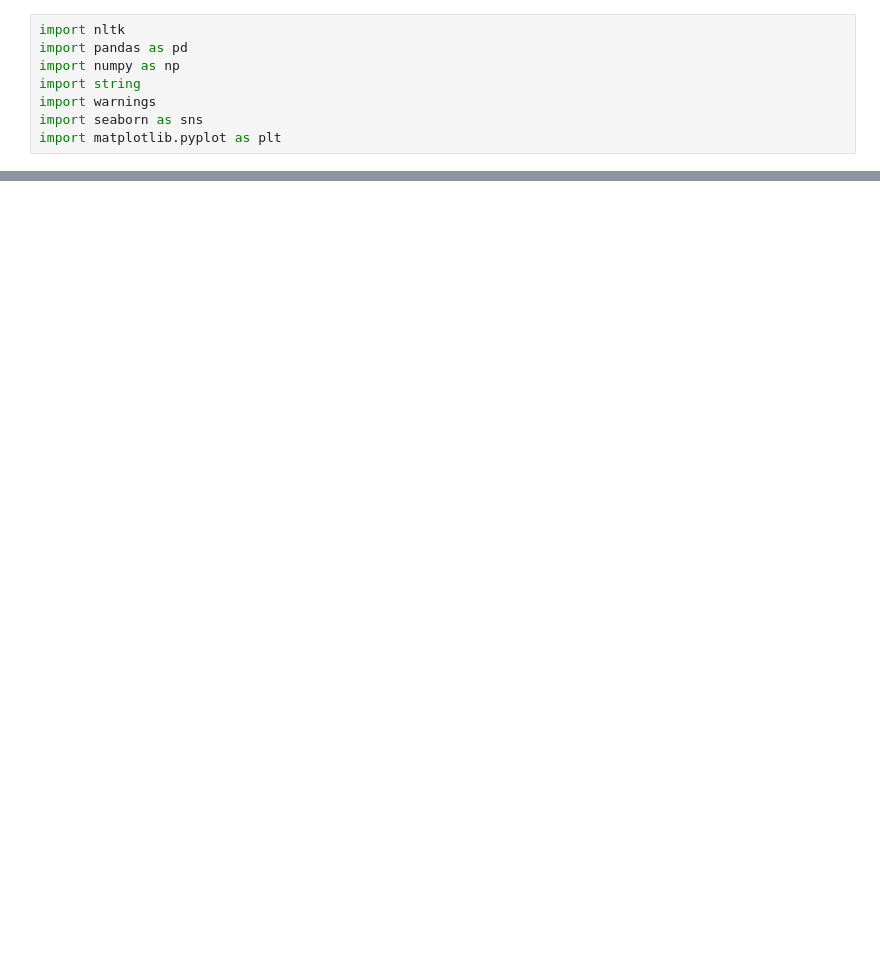
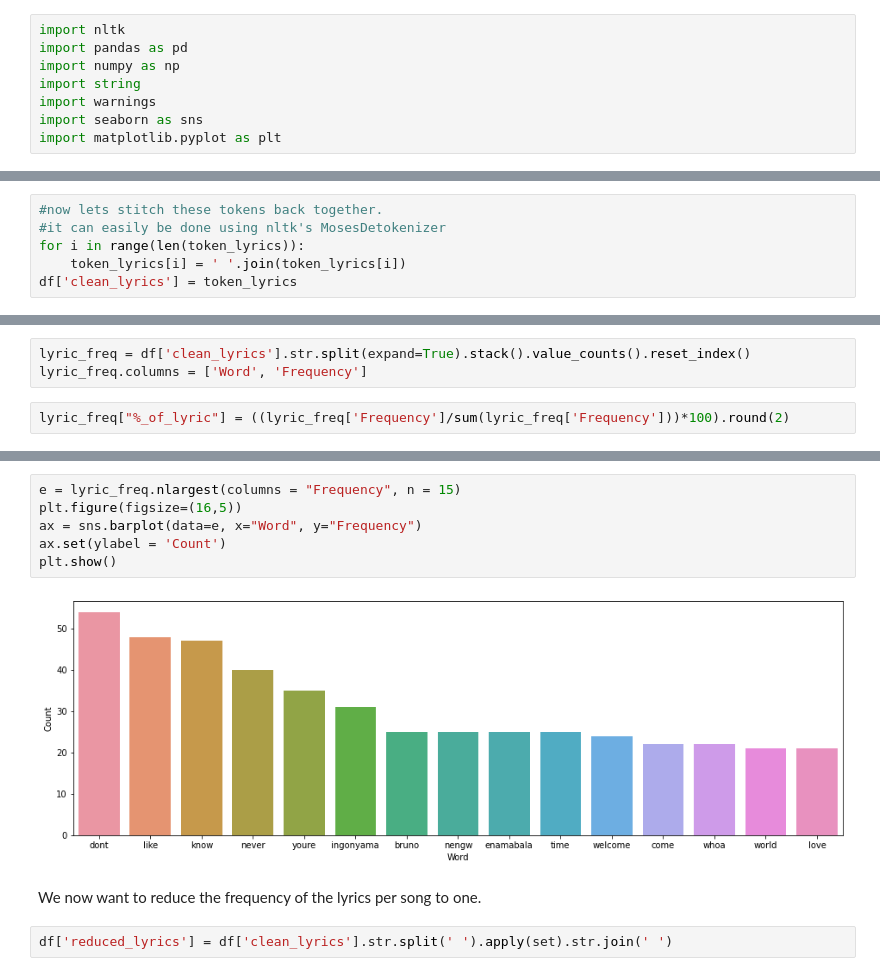
Before and after one commit to PTettey/Data-Analysis-Portfolio, a Jupyter notebook: Text Mining and Visualization/Disney Top 100 Songs/disneytext.ipynb, the cells around one changed output, grey strips where cells are left out. Cells and saved outputs as stored; diff of their text form; blank space fills up the shorter version.

```diff
--- a/Text Mining and Visualization/Disney Top 100 Songs/disneytext.ipynb
+++ b/Text Mining and Visualization/Disney Top 100 Songs/disneytext.ipynb
@@ -60,0 +83,6 @@ We use the __nltk__ PorterStemmer() function to normalize the lyrics. We however
+# %%
+#now lets stitch these tokens back together.
+#it can easily be done using nltk's MosesDetokenizer
+for i in range(len(token_lyrics)):
+    token_lyrics[i] = ' '.join(token_lyrics[i])
+df['clean_lyrics'] = token_lyrics
@@ -60,0 +116,5 @@ We use the __nltk__ PorterStemmer() function to normalize the lyrics. We however
+# %%
+lyric_freq = df['clean_lyrics'].str.split(expand=True).stack().value_counts().reset_index()
+lyric_freq.columns = ['Word', 'Frequency']
+# %%
+lyric_freq["%_of_lyric"] = ((lyric_freq['Frequency']/sum(lyric_freq['Frequency']))*100).round(2)
@@ -61 +140,13 @@ We use the __nltk__ PorterStemmer() function to normalize the lyrics. We however
+# %%
+e = lyric_freq.nlargest(columns = "Frequency", n = 15)
+plt.figure(figsize=(16,5))
+ax = sns.barplot(data=e, x="Word", y="Frequency")
+ax.set(ylabel = 'Count')
+plt.show()
+# %% [output]
+[figure, added]
+# %% [markdown]
+ We now want to reduce the frequency of the lyrics per song to one.
+# %%
+df['reduced_lyrics'] = df['clean_lyrics'].str.split(' ').apply(set).str.join(' ')
 # %%
```
Also changed, not shown: parts of 27 cells of this notebook.
